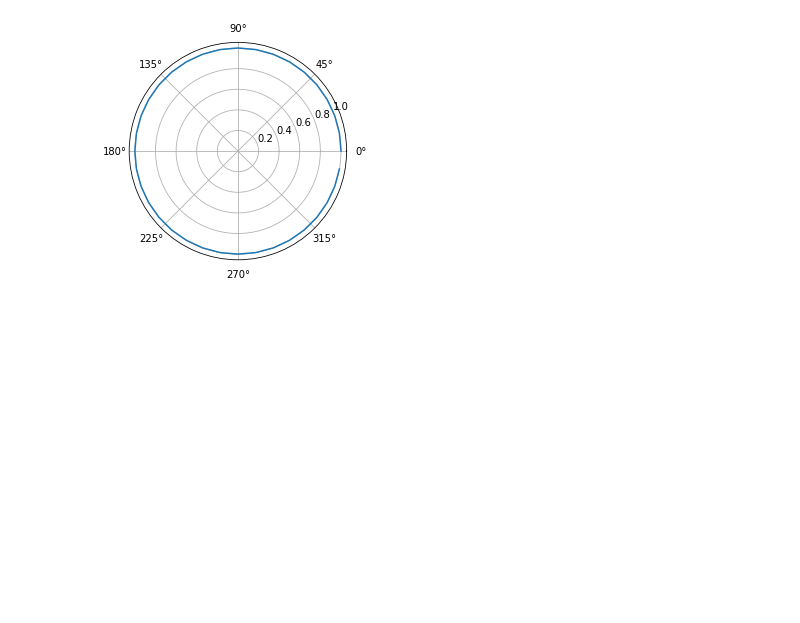
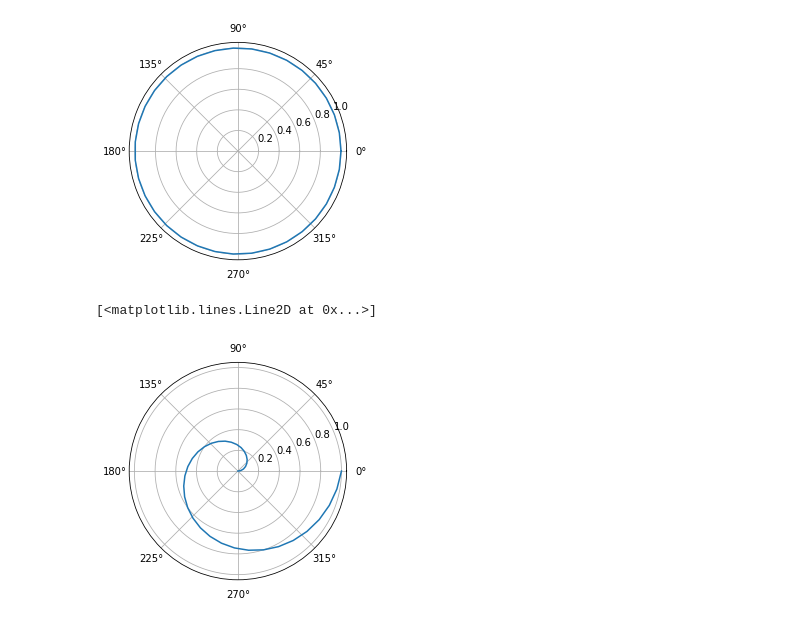
Before and after one commit to Music320AFall2020/homework, a Jupyter notebook: python_basics.ipynb, the cells around one changed output. Drawn from its saved outputs; the diff is of its cells as text; code cells hidden in the pictures; blank space fills up the shorter version.

```diff
--- a/python_basics.ipynb
+++ b/python_basics.ipynb
@@ -134,9 +134,9 @@ plt.plot(x,y)
 [figure]
 # %%
 # you can print polar coordinates too
-theta = np.linspace(0, 2*math.pi, 36,endpoint=False )
+theta = np.linspace(0, 2*math.pi, 36,endpoint=True )
 print(theta)
 
-r = [1]*36
+r = np.ones(36)
 print(r)
 # %% [output]
@@ -156,3 +153,10 @@ plt.polar(theta, r)
 # %% [output]
 [<matplotlib.lines.Line2D at 0x...>]
 [figure]
+# %%
+r = np.linspace(0, 1, 36)
+# %%
+plt.polar(theta, r)
+# %% [output]
+[<matplotlib.lines.Line2D at 0x...>]
+[figure, added]
```
Also changed, not shown: parts of 2 cells of this notebook.
